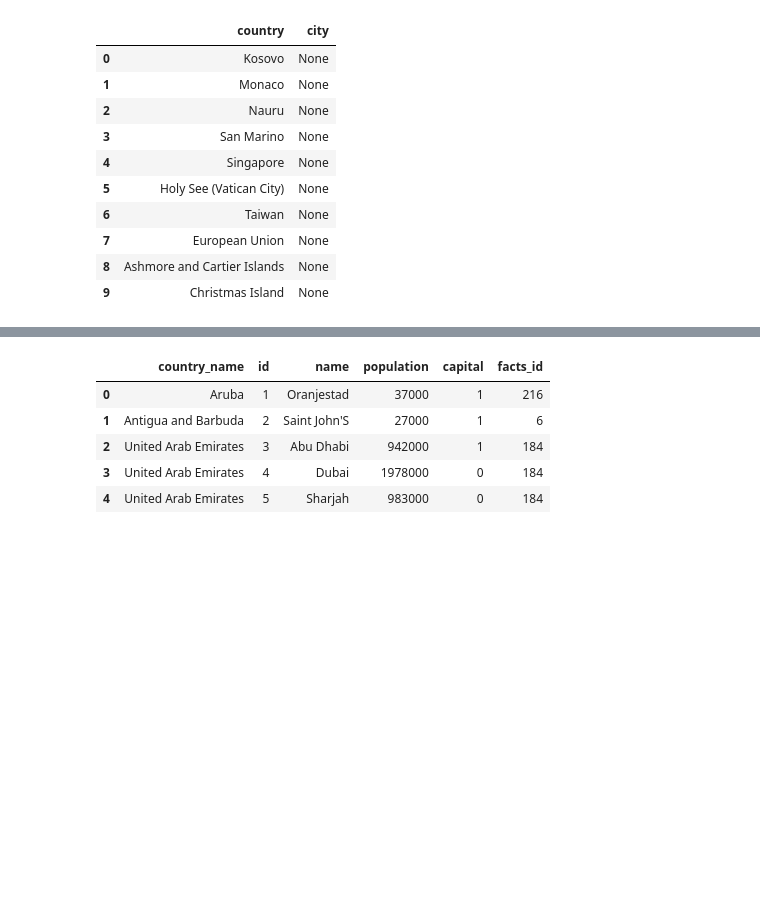
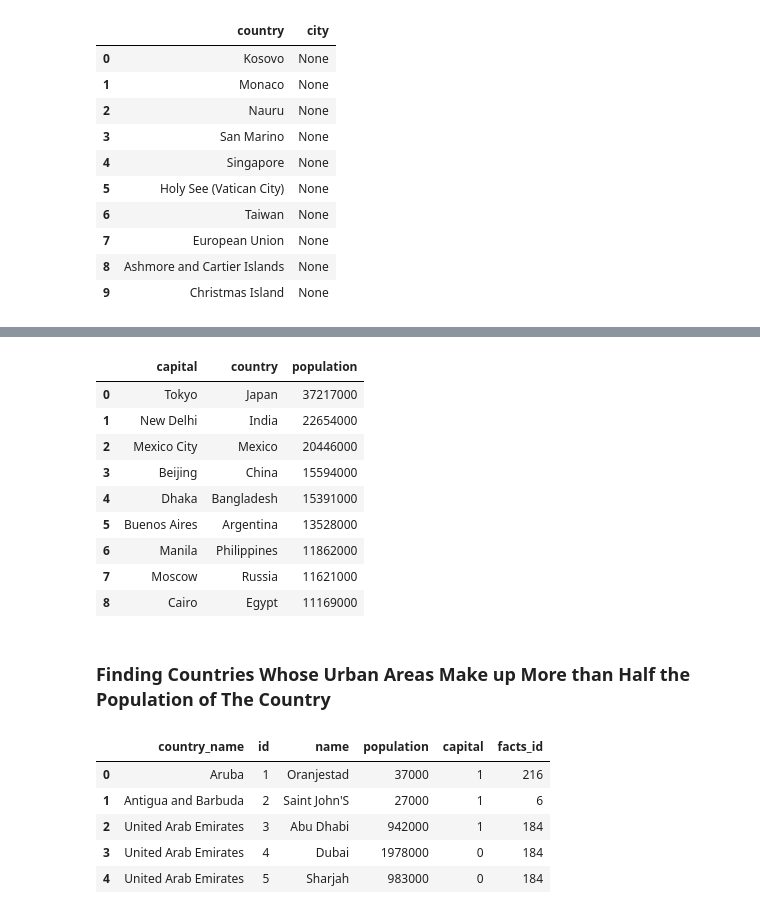
Before and after one commit to FightingInertia/Joining_Data_In_SQL, a Jupyter notebook: Joining Data in SQL.ipynb, the cells around one changed output, grey strips where cells are left out. Drawn from its saved outputs; the diff is of its cells as text; code cells hidden in the pictures; blank space fills up the shorter version.

```diff
--- a/Joining Data in SQL.ipynb
+++ b/Joining Data in SQL.ipynb
@@ -150,0 +192,20 @@ git stats
+# %%
+pd.read_sql_query("SELECT c.name AS capital, f.name AS country, c.population AS population \
+                   FROM facts AS f\
+                   INNER JOIN (SELECT *\
+                               FROM cities\
+                               WHERE capital = 1 AND population > 10000000) AS c ON c.facts_id = f.id\
+                   ORDER BY population DESC", conn)
+# %% [output]
+|  | capital | country | population |
+| 0 | Tokyo | Japan | 37217000 |
+| 1 | New Delhi | India | 22654000 |
+| 2 | Mexico City | Mexico | 20446000 |
+| 3 | Beijing | China | 15594000 |
+| 4 | Dhaka | Bangladesh | 15391000 |
+| 5 | Buenos Aires | Argentina | 13528000 |
+| 6 | Manila | Philippines | 11862000 |
+| 7 | Moscow | Russia | 11621000 |
+| 8 | Cairo | Egypt | 11169000 |
+# %% [markdown]
+### Finding Countries Whose Urban Areas Make up More than Half the Population of The Country
```
Also changed, not shown: parts of 6 cells of this notebook.
